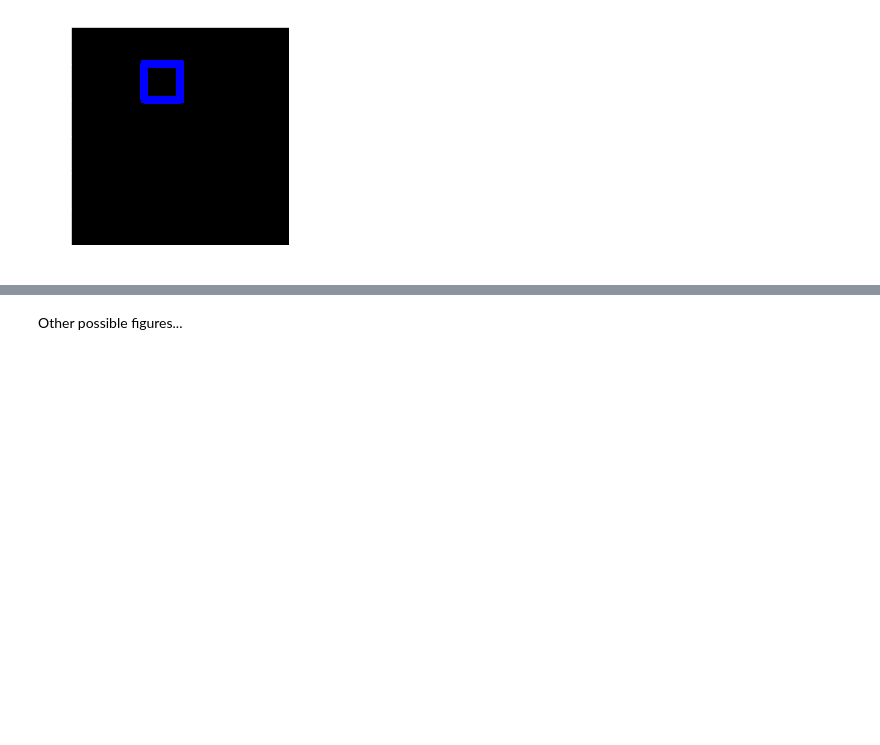
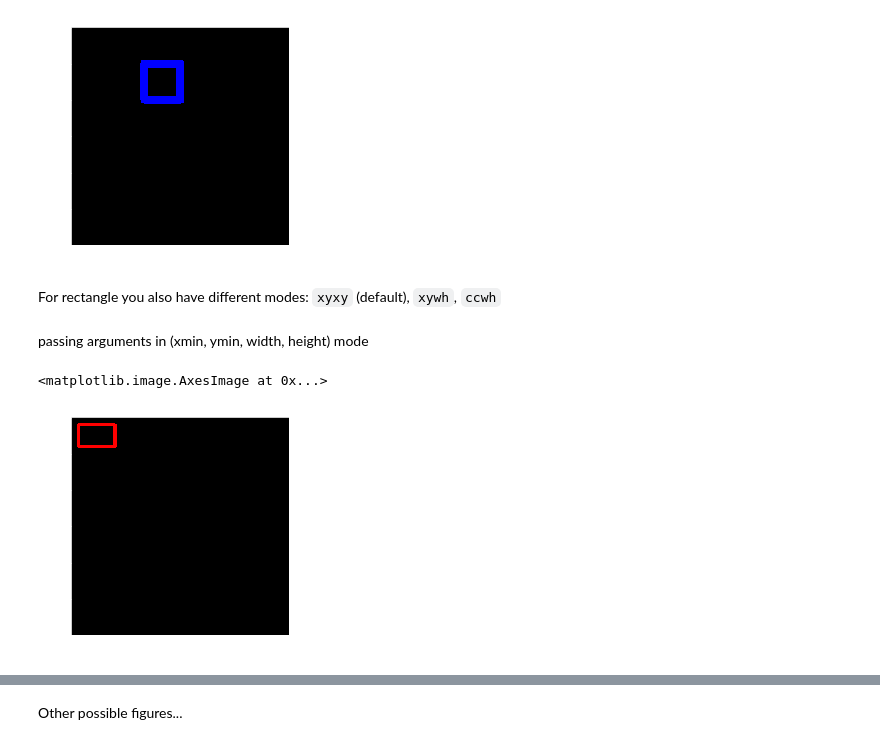
Before and after one commit to gorodion/pycv, a Jupyter notebook: demo.ipynb, the cells around one changed output, grey strips where cells are left out. Saved outputs shown, nothing was run; the diff lists cells and outputs as text; code cells hidden in the pictures; blank space fills up the shorter version.

```diff
--- a/demo.ipynb
+++ b/demo.ipynb
@@ -326,3 +335,14 @@ plt.imshow(blank)
 # %%
 cv3.options.COLOR = [255, 0, 0]
 cv3.options.THICKNESS = 3
+# %% [markdown]
+For rectangle you also have different modes: `xyxy` (default), `xywh`, `ccwh`
+# %% [markdown]
+passing arguments in (xmin, ymin, width, height) mode
+# %%
+blank = np.zeros((300, 300, 3), 'uint8')
+cv3.rectangle(blank, 10, 10, 50, 30, mode='xywh')
+plt.imshow(blank)
+# %% [output]
+<matplotlib.image.AxesImage at 0x...>
+[figure, added]
```
Also changed, not shown: parts of 19 cells of this notebook, 6 other files.
